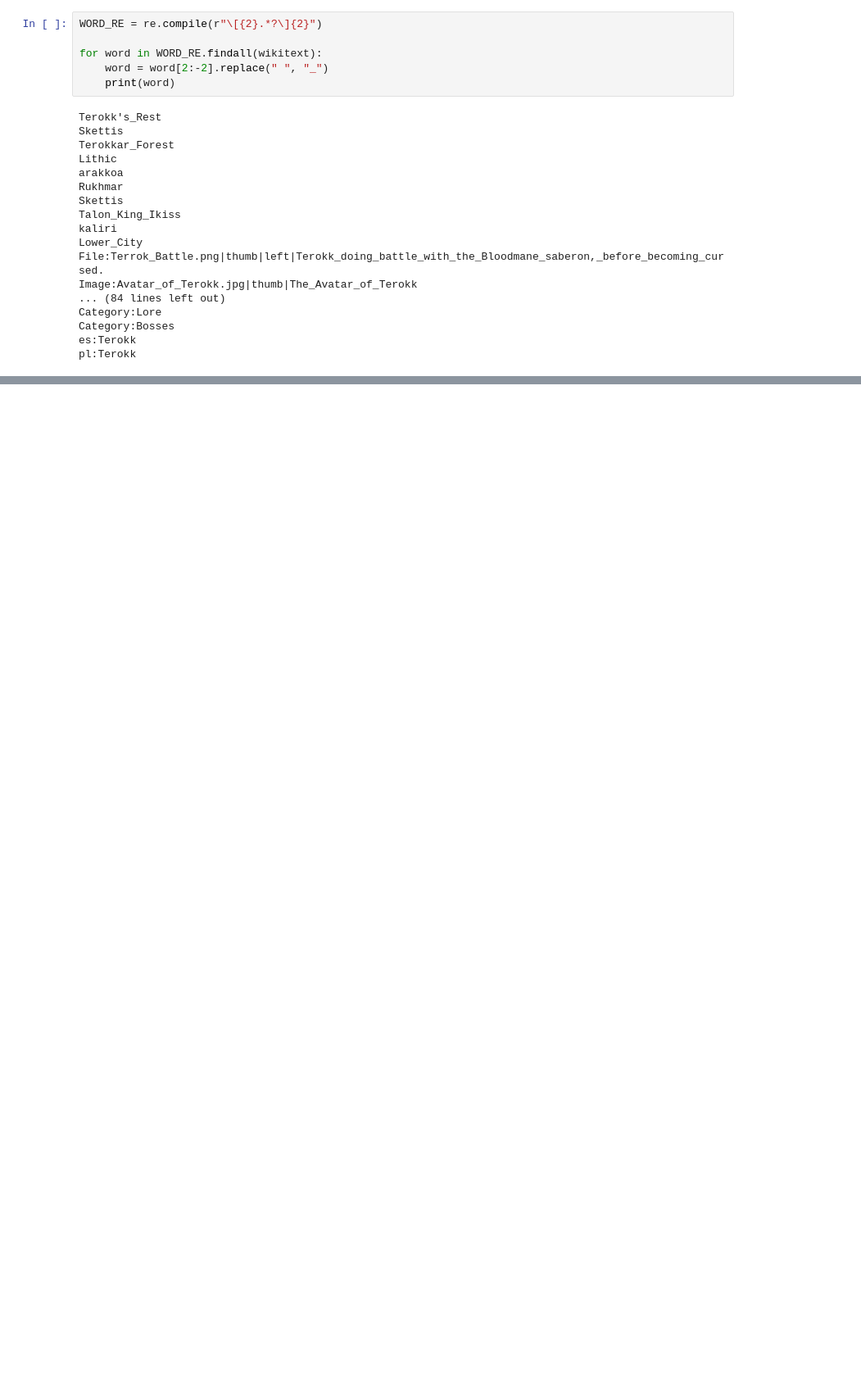
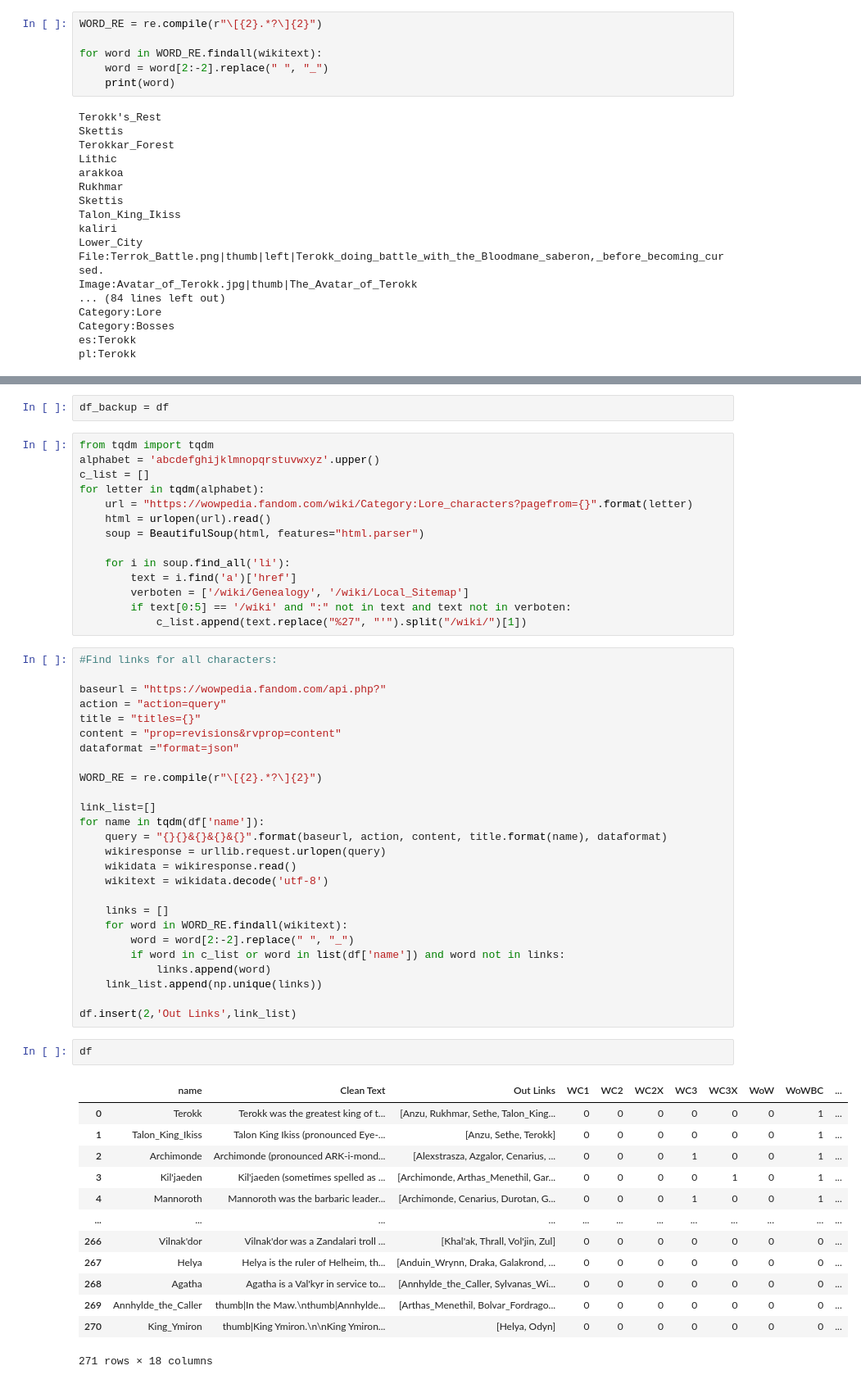
Before and after one commit to Malthe57/SocGraphProject, a Jupyter notebook: MajorCharacters.ipynb, the cells around one changed output, grey strips where cells are left out. Shown at 82% size. Drawn from its saved outputs; the diff is of its cells as text; blank space fills up the shorter version.

```diff
--- a/MajorCharacters.ipynb
+++ b/MajorCharacters.ipynb
@@ -112,0 +141,58 @@ pl:Terokk
+# %%
+df_backup = df
+# %%
+from tqdm import tqdm
+alphabet = 'abcdefghijklmnopqrstuvwxyz'.upper()
+c_list = []
+for letter in tqdm(alphabet):
+    url = "https://wowpedia.fandom.com/wiki/Category:Lore_characters?pagefrom={}".format(letter)
+    html = urlopen(url).read()
+    soup = BeautifulSoup(html, features="html.parser")
+
+    for i in soup.find_all('li'):
+        text = i.find('a')['href']
+        verboten = ['/wiki/Genealogy', '/wiki/Local_Sitemap']
+        if text[0:5] == '/wiki' and ":" not in text and text not in verboten:
+            c_list.append(text.replace("%27", "'").split("/wiki/")[1])
+# %%
+#Find links for all characters:
+
+baseurl = "https://wowpedia.fandom.com/api.php?"
+action = "action=query"
+title = "titles={}"
+content = "prop=revisions&rvprop=content"
+dataformat ="format=json"
+
+WORD_RE = re.compile(r"\[{2}.*?\]{2}")
+
+link_list=[]
+for name in tqdm(df['name']):
+    query = "{}{}&{}&{}&{}".format(baseurl, action, content, title.format(name), dataformat)
+    wikiresponse = urllib.request.urlopen(query)
+    wikidata = wikiresponse.read()
+    wikitext = wikidata.decode('utf-8')
+
+    links = []
+    for word in WORD_RE.findall(wikitext):
+        word = word[2:-2].replace(" ", "_")
+        if word in c_list or word in list(df['name']) and word not in links:
+            links.append(word)
+    link_list.append(np.unique(links))
+
+df.insert(2,'Out Links',link_list)
+# %%
+df
+# %% [output]
+|  | name | Clean Text | Out Links | WC1 | WC2 | WC2X | WC3 | WC3X | WoW | WoWBC | ... |
+| 0 | Terokk | Terokk was the greatest king of t... | [Anzu, Rukhmar, Sethe, Talon_King... | 0 | 0 | 0 | 0 | 0 | 0 | 1 | ... |
+| 1 | Talon_King_Ikiss | Talon King Ikiss (pronounced Eye-... | [Anzu, Sethe, Terokk] | 0 | 0 | 0 | 0 | 0 | 0 | 1 | ... |
+| 2 | Archimonde | Archimonde (pronounced ARK-i-mond... | [Alexstrasza, Azgalor, Cenarius, ... | 0 | 0 | 0 | 1 | 0 | 0 | 1 | ... |
+| 3 | Kil'jaeden | Kil'jaeden (sometimes spelled as ... | [Archimonde, Arthas_Menethil, Gar... | 0 | 0 | 0 | 0 | 1 | 0 | 1 | ... |
+| 4 | Mannoroth | Mannoroth was the barbaric leader... | [Archimonde, Cenarius, Durotan, G... | 0 | 0 | 0 | 1 | 0 | 0 | 1 | ... |
+| ... | ... | ... | ... | ... | ... | ... | ... | ... | ... | ... | ... |
+| 266 | Vilnak'dor | Vilnak'dor was a Zandalari troll ... | [Khal'ak, Thrall, Vol'jin, Zul] | 0 | 0 | 0 | 0 | 0 | 0 | 0 | ... |
+| 267 | Helya | Helya is the ruler of Helheim, th... | [Anduin_Wrynn, Draka, Galakrond, ... | 0 | 0 | 0 | 0 | 0 | 0 | 0 | ... |
+| 268 | Agatha | Agatha is a Val'kyr in service to... | [Annhylde_the_Caller, Sylvanas_Wi... | 0 | 0 | 0 | 0 | 0 | 0 | 0 | ... |
+| 269 | Annhylde_the_Caller | thumb|In the Maw.\nthumb|Annhylde... | [Arthas_Menethil, Bolvar_Fordrago... | 0 | 0 | 0 | 0 | 0 | 0 | 0 | ... |
+| 270 | King_Ymiron | thumb|King Ymiron.\n\nKing Ymiron... | [Helya, Odyn] | 0 | 0 | 0 | 0 | 0 | 0 | 0 | ... |
+271 rows × 18 columns
```
Also changed, not shown: parts of 3 cells of this notebook.
